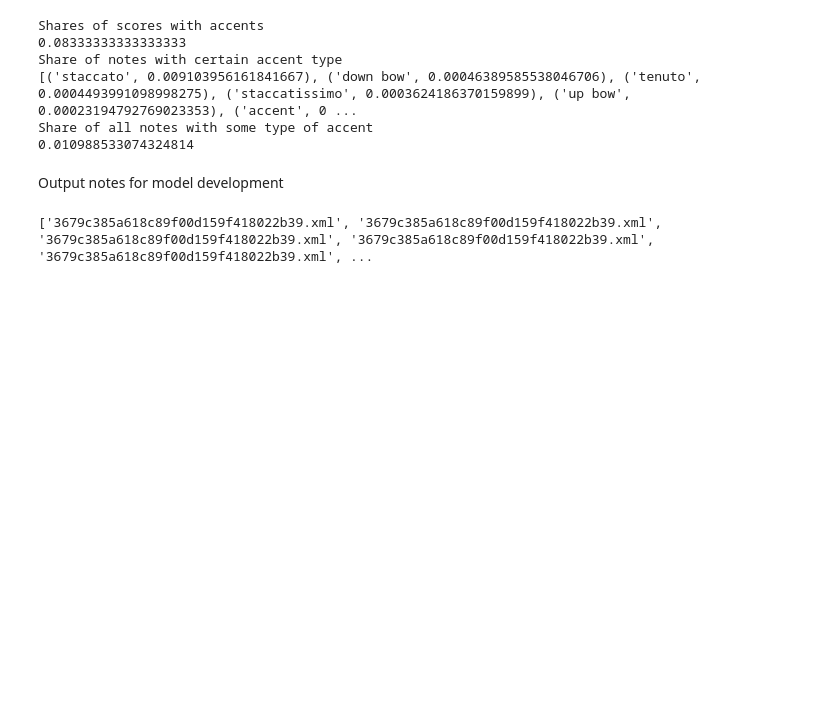
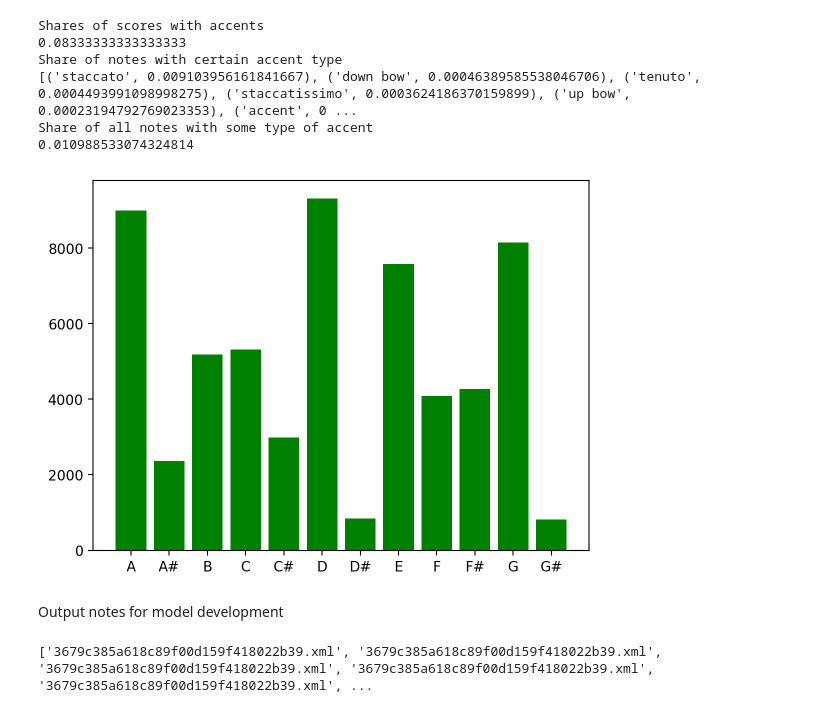
Before and after one commit to kaedejohnson/DH401-A1-RHYTHMGEN, a Jupyter notebook: assignment2.ipynb, the cells around one changed output. Cells and saved outputs as stored; diff of their text form; code cells hidden in the pictures; blank space fills up the shorter version.

```diff
--- a/assignment2.ipynb
+++ b/assignment2.ipynb
@@ -213,6 +188,58 @@ Share of all notes with some type of accent
 #plt.ylabel('Frequency', fontsize=14)
 #plt.grid(True)
 #plt.show()
+# %%
+# Tonal character
+
+all_beats = []
+for score in slangpolska_scores:
+    for note in slangpolska_scores[score].recurse().notesAndRests:
+        try:
+            tmp = ''
+            pitch = note.name
+            if pitch == 'C#' or pitch == 'D-':
+                tmp = 'C#'
+            if pitch == 'D#' or pitch == 'E-':
+                tmp = 'D#'
+            if pitch == 'F' or pitch == 'E#':
+                tmp = "F"
+            if pitch == 'G#' or pitch == 'A-':
+                tmp = "G#"
+            if pitch == 'A#' or pitch == 'B-':
+                tmp = "A#"
+            if pitch == 'B':
+                tmp = "B"
+            if tmp != '':
+                all_beats.append(tmp)
+            else:
+                all_beats.append(note.name)
+        except:
+            pass
+note_pitches = collections.Counter(all_beats).most_common(100)
+
+dist_dict = {}
+for pitch in note_pitches:
+    if pitch[0] != 'rest':
+        dist_dict[pitch[0]] = pitch[1]
+
+myKeys = list(dist_dict.keys())
+myKeys.sort()
+dist_dict = {i: dist_dict[i] for i in myKeys}
+
+# Quick look at onsets
+
+#import matplotlib.pyplot as plt
+plt.bar(list(dist_dict.keys()), dist_dict.values(), color='g')
+plt.show()
+#plt.plot(onset_distribution['atomic_moment'], onset_distribution['frequency'], color='red', marker='o')
+#plt.title('Onset Distribution', fontsize=14)
+#plt.xlabel('Measure (tick indicates first beat)', fontsize=14)
+#plt.xticks([1, 4, 7, 10], ['1','2','3','4'])
+#plt.ylabel('Frequency', fontsize=14)
+#plt.grid(True)
+#plt.show()
+# %% [output]
+[figure, added]
 # %%
 # Exploration stops here.
 # %% [markdown]
```
Also changed, not shown: parts of 10 cells of this notebook.
